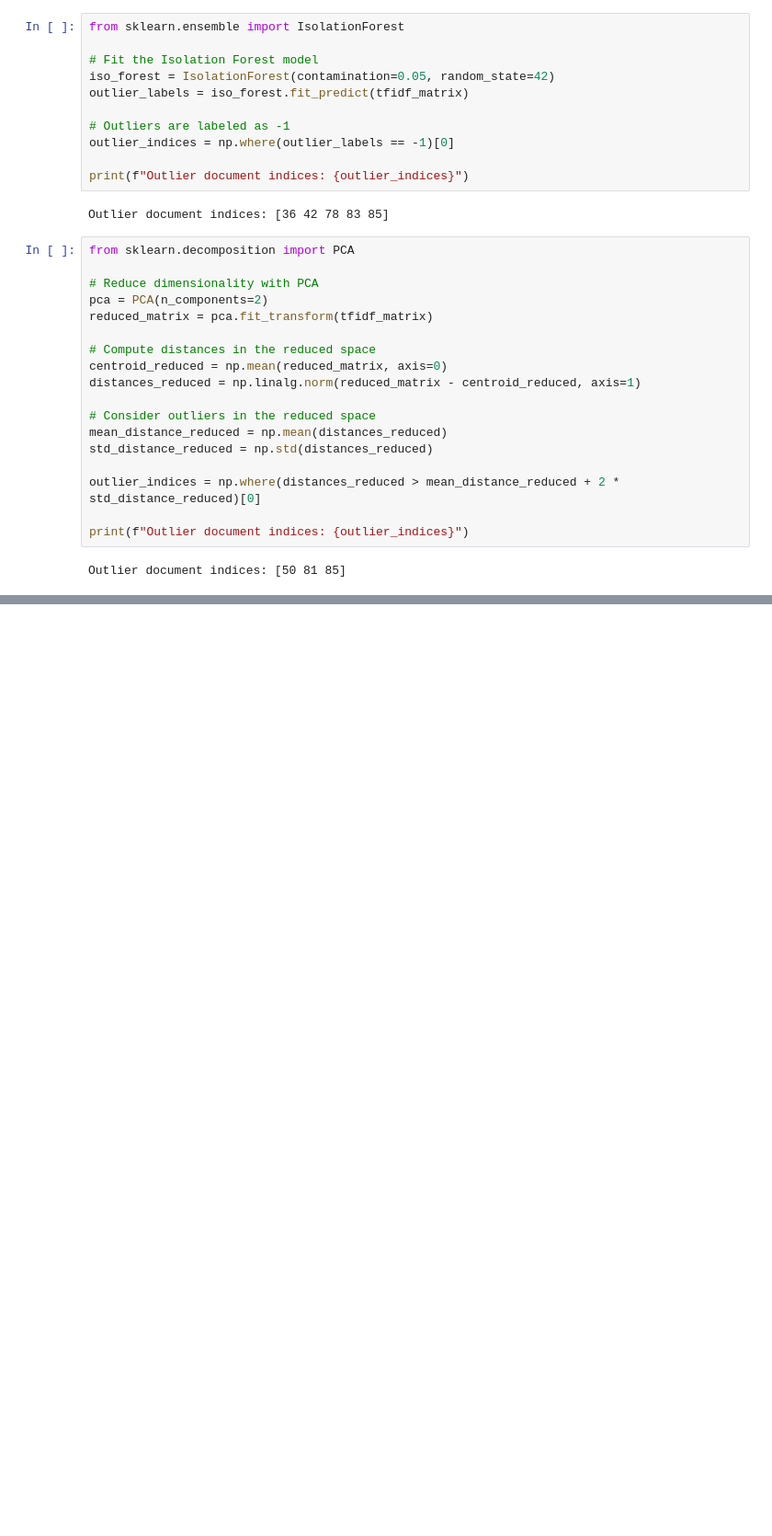
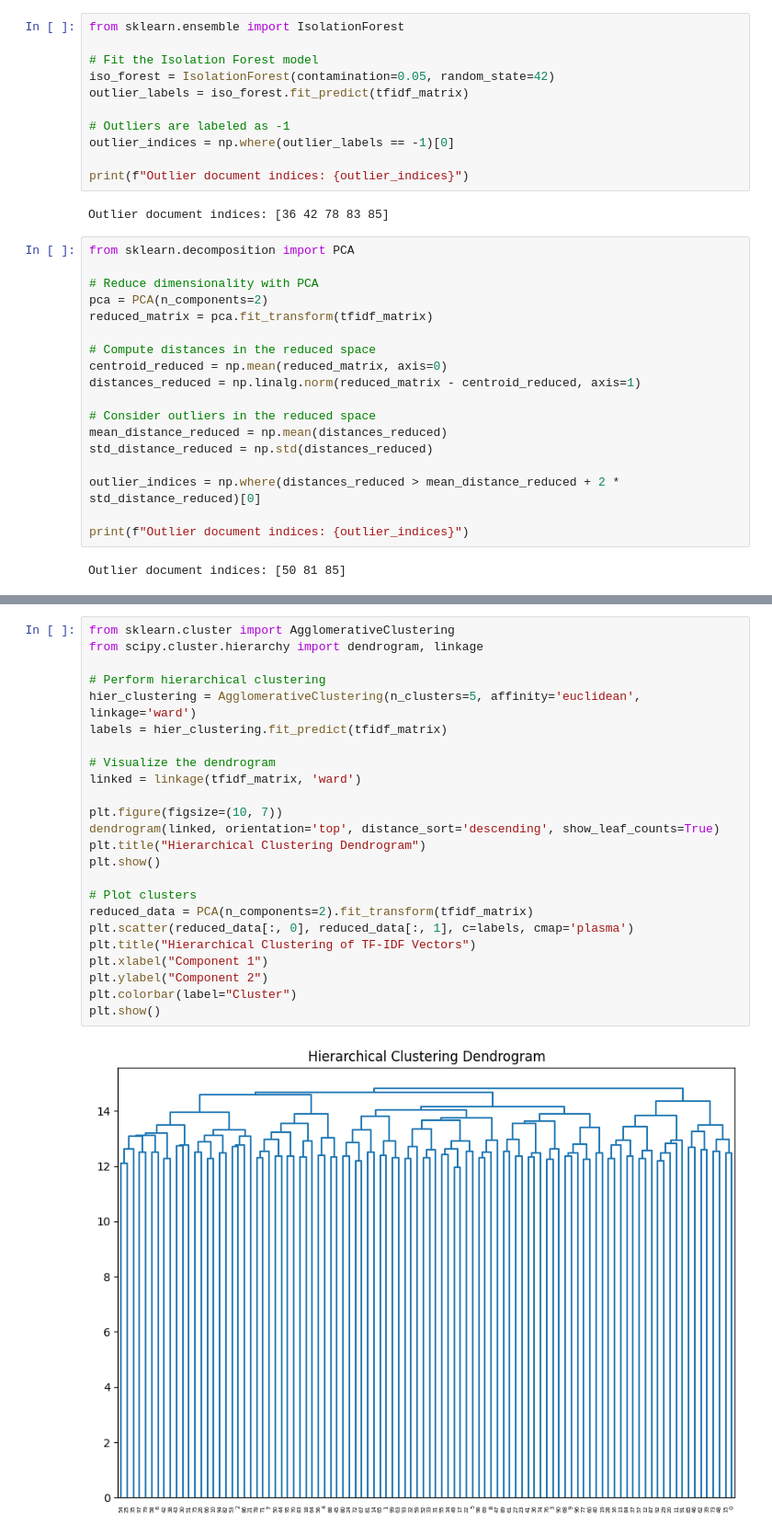
Before and after one commit to BojanCestnik/LBD_book, a Jupyter notebook: notebooks/ttt_ttt.ipynb, the cells around one changed output, grey strips where cells are left out. Shown: that part at 92% size. Drawn from its saved outputs; the diff is of its cells as text; blank space fills up the shorter version.

```diff
--- a/notebooks/ttt_ttt.ipynb
+++ b/notebooks/ttt_ttt.ipynb
@@ -106,0 +135,26 @@ Outlier document indices: [50 81 85]
+# %%
+from sklearn.cluster import AgglomerativeClustering
+from scipy.cluster.hierarchy import dendrogram, linkage
+
+# Perform hierarchical clustering
+hier_clustering = AgglomerativeClustering(n_clusters=5, affinity='euclidean', linkage='ward')
+labels = hier_clustering.fit_predict(tfidf_matrix)
+
+# Visualize the dendrogram
+linked = linkage(tfidf_matrix, 'ward')
+
+plt.figure(figsize=(10, 7))
+dendrogram(linked, orientation='top', distance_sort='descending', show_leaf_counts=True)
+plt.title("Hierarchical Clustering Dendrogram")
+plt.show()
+
+# Plot clusters
+reduced_data = PCA(n_components=2).fit_transform(tfidf_matrix)
+plt.scatter(reduced_data[:, 0], reduced_data[:, 1], c=labels, cmap='plasma')
+plt.title("Hierarchical Clustering of TF-IDF Vectors")
+plt.xlabel("Component 1")
+plt.ylabel("Component 2")
+plt.colorbar(label="Cluster")
+plt.show()
+# %% [output]
+[figure, added]
```
Also changed, not shown: parts of 6 cells of this notebook, 5 other files.
